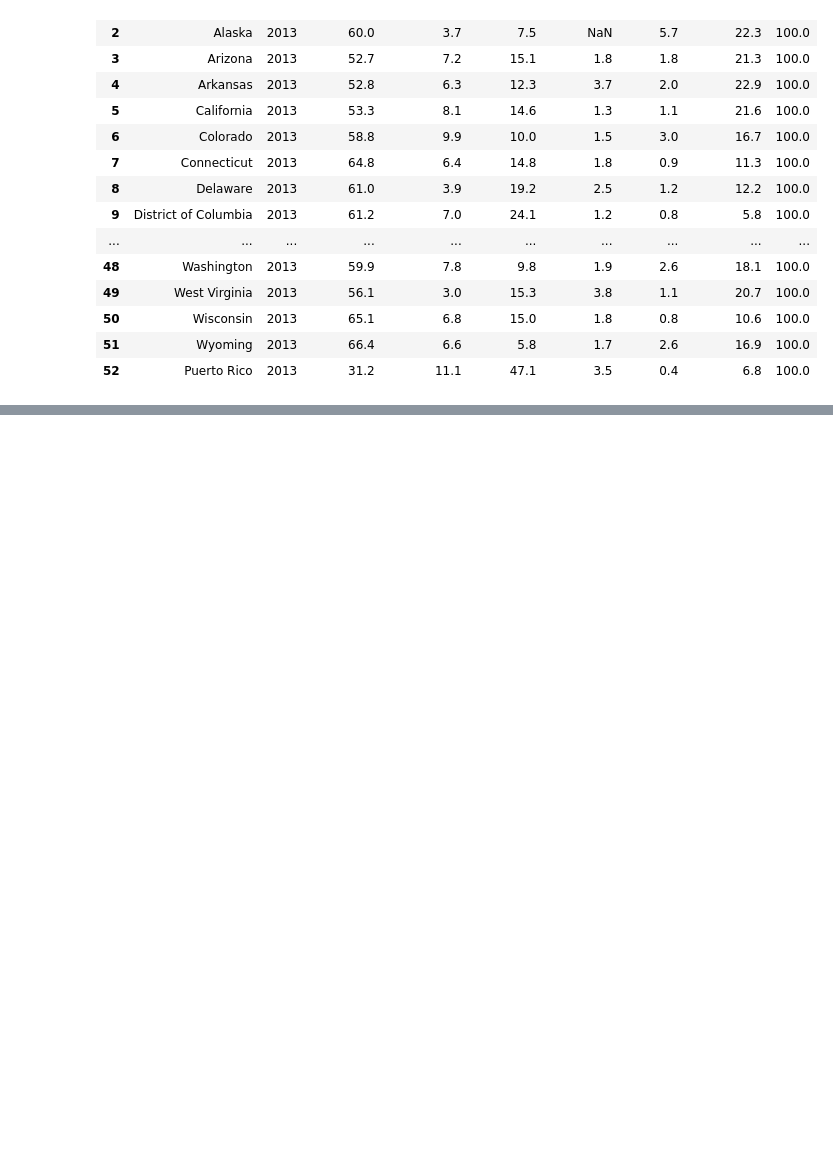
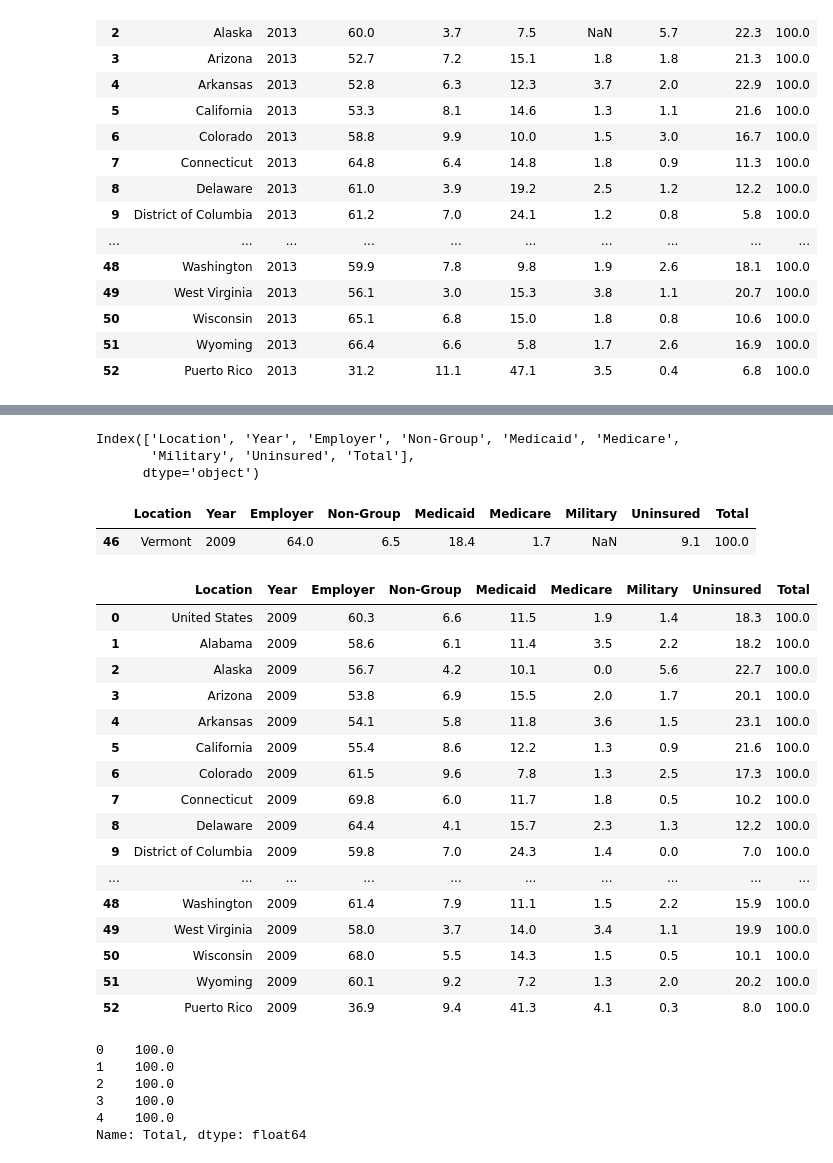
Before and after one commit to LeeProut/US-Maternal-Mortality, a Jupyter notebook: MMR_CDC.ipynb, the cells around one changed output, grey strips where cells are left out. Drawn from its saved outputs; the diff is of its cells as text; code cells hidden in the pictures; blank space fills up the shorter version.

Commit message:
added 2009 data

```diff
--- a/MMR_CDC.ipynb
+++ b/MMR_CDC.ipynb
@@ -7,6 +7,7 @@ import numpy as np
 # %%
 # Name of the CSV file
 CDC_file = 'Resources/2005-2019-MMR-US-CDC.csv'
+ins_file_2009 = 'Resources/2009_US_ins_coverage.csv'
 ins_file_2019 = 'Resources/2019-US-health-insurance-coverage.csv'
 ins_file_2013 = 'Resources/2013_US_health_insurance.csv'
 # %%
@@ -16,6 +17,8 @@ ins_df = pd.read_csv(ins_file_2019, names=['Location', 'Employer', 'Non-Group',
        'Military', 'Uninsured', 'Total', 'Footnotes'], header=0)
 ins_df_2013 = pd.read_csv(ins_file_2013, names=['Location', 'Employer', 'Non-Group', 'Medicaid', 'Medicare',
        'Military', 'Uninsured', 'Total', 'Footnotes'], header=0)
+ins_df_2009 = pd.read_csv(ins_file_2009, names=['Location', 'Employer', 'Non-Group', 'Medicaid', 'Medicare',
+       'Military', 'Uninsured', 'Total', 'Footnotes'], header=0)
 # %% [markdown]
 #### CDC MMR 2005-2019
 # %%
@@ -481,0 +477,65 @@ us_ins_2013_df
+# %%
+# check column names
+ins_df_2009.columns
+# %% [output]
+Index(['Location', 'Year', 'Employer', 'Non-Group', 'Medicaid', 'Medicare',
+       'Military', 'Uninsured', 'Total'],
+      dtype='object')
+# %%
+# locate NaN or N/A
+ins_df_2009.loc[ins_df["Military"]==" N/A"]
+# %% [output]
+|  | Location | Year | Employer | Non-Group | Medicaid | Medicare | Military | Uninsured | Total |
+| 46 | Vermont | 2009 | 64.0 | 6.5 | 18.4 | 1.7 | NaN | 9.1 | 100.0 |
+# %%
+# adjust NaN values to 0 with .fillna(0)
+ins_df_2009_clean = ins_df_2009.fillna(0)
+ins_df_2009_clean
+# %% [output]
+|  | Location | Year | Employer | Non-Group | Medicaid | Medicare | Military | Uninsured | Total |
+| 0 | United States | 2009 | 60.3 | 6.6 | 11.5 | 1.9 | 1.4 | 18.3 | 100.0 |
+| 1 | Alabama | 2009 | 58.6 | 6.1 | 11.4 | 3.5 | 2.2 | 18.2 | 100.0 |
+| 2 | Alaska | 2009 | 56.7 | 4.2 | 10.1 | 0.0 | 5.6 | 22.7 | 100.0 |
+| 3 | Arizona | 2009 | 53.8 | 6.9 | 15.5 | 2.0 | 1.7 | 20.1 | 100.0 |
+| 4 | Arkansas | 2009 | 54.1 | 5.8 | 11.8 | 3.6 | 1.5 | 23.1 | 100.0 |
+| 5 | California | 2009 | 55.4 | 8.6 | 12.2 | 1.3 | 0.9 | 21.6 | 100.0 |
+| 6 | Colorado | 2009 | 61.5 | 9.6 | 7.8 | 1.3 | 2.5 | 17.3 | 100.0 |
+| 7 | Connecticut | 2009 | 69.8 | 6.0 | 11.7 | 1.8 | 0.5 | 10.2 | 100.0 |
+| 8 | Delaware | 2009 | 64.4 | 4.1 | 15.7 | 2.3 | 1.3 | 12.2 | 100.0 |
+| 9 | District of Columbia | 2009 | 59.8 | 7.0 | 24.3 | 1.4 | 0.0 | 7.0 | 100.0 |
+| ... | ... | ... | ... | ... | ... | ... | ... | ... | ... |
+| 48 | Washington | 2009 | 61.4 | 7.9 | 11.1 | 1.5 | 2.2 | 15.9 | 100.0 |
+| 49 | West Virginia | 2009 | 58.0 | 3.7 | 14.0 | 3.4 | 1.1 | 19.9 | 100.0 |
+| 50 | Wisconsin | 2009 | 68.0 | 5.5 | 14.3 | 1.5 | 0.5 | 10.1 | 100.0 |
+| 51 | Wyoming | 2009 | 60.1 | 9.2 | 7.2 | 1.3 | 2.0 | 20.2 | 100.0 |
+| 52 | Puerto Rico | 2009 | 36.9 | 9.4 | 41.3 | 4.1 | 0.3 | 8.0 | 100.0 |
+# %%
+## 2009 data came in as percentages, so no need to convert
+
+employer_per_2009 = ins_df_2009_clean["Employer"]
+employer_per_2009
+
+non_group_per_2009 = ins_df_2009_clean["Non-Group"]
+non_group_per_2009
+
+medicaid_per_2009 = ins_df_2009_clean["Medicaid"]
+medicaid_per_2009
+
+medicare_per_2009 = ins_df_2009_clean["Medicare"]
+medicare_per_2009
+
+military_per_2009 = ins_df_2009_clean["Military"]
+military_per_2009
+
+uninsured_per_2009 = ins_df_2009_clean["Uninsured"]
+uninsured_per_2009
+
+total_per_2009 = ins_df_2009_clean["Total"]
+total_per_2009.head()
+# %% [output]
+0    100.0
+1    100.0
+2    100.0
+3    100.0
+4    100.0
+Name: Total, dtype: float64
```
Also changed, not shown: parts of 10 cells of this notebook, 1 other file.
